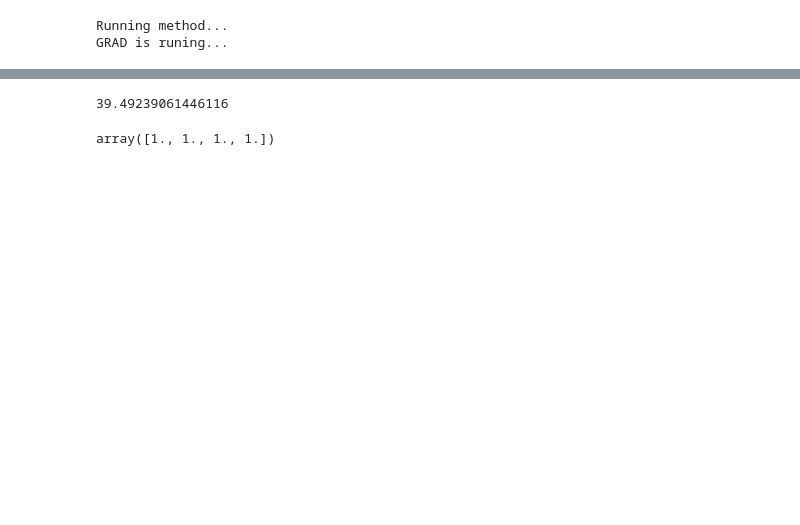
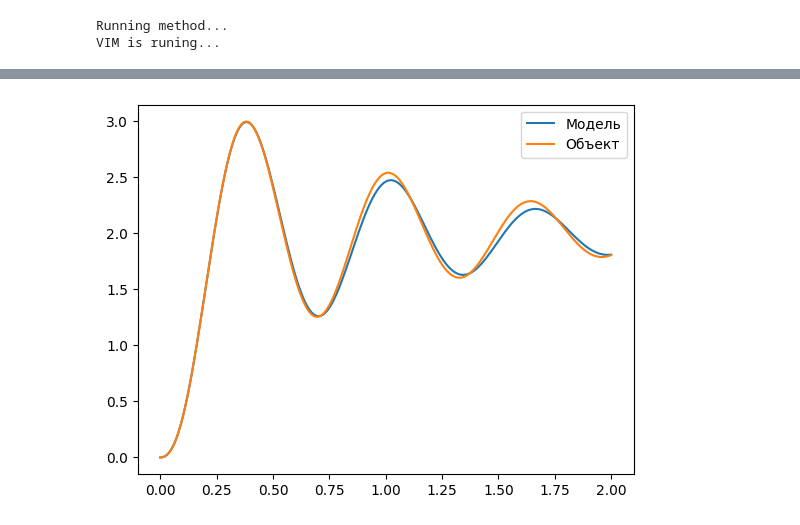
Before and after one commit to artmus208/ident-methods, a Jupyter notebook: test_identify_it.ipynb, the cells around one changed output, grey strips where cells are left out. Saved outputs shown, nothing was run; the diff lists cells and outputs as text; code cells hidden in the pictures; blank space fills up the shorter version.

```diff
--- a/test_identify_it.ipynb
+++ b/test_identify_it.ipynb
@@ -1,11 +6,12 @@
 # %%
-import numpy as np
-from identify_it import IdentifyIt, Methods
 file_path = "test_data/data_for_real.csv"
 degree = 3
 x, y = np.loadtxt(file_path, delimiter=',', unpack=True)
-ident = IdentifyIt(x=x, y=y, degree=3, method=3)
+ident = IdentifyIt(x=x, y=y, degree=3, method=2)
+plt.plot(ident.x, ident.y_m, label="Модель")
+plt.plot(x, y, label="Объект")
+plt.legend()
 ident.error
 # %% [output]
 Running method...
-GRAD is runing...
+VIM is runing...
@@ -14,5 +19 @@ c:\Python310\lib\site-packages\scipy\signal\_filter_design.py:1709: BadCoefficie
-39.49239061446116
+[figure, added]
-# %%
-np.ones((1, degree + 1))[0]
-# %% [output]
-array([1., 1., 1., 1.])
```
Also changed, not shown: parts of 4 cells of this notebook, 1 other file.
